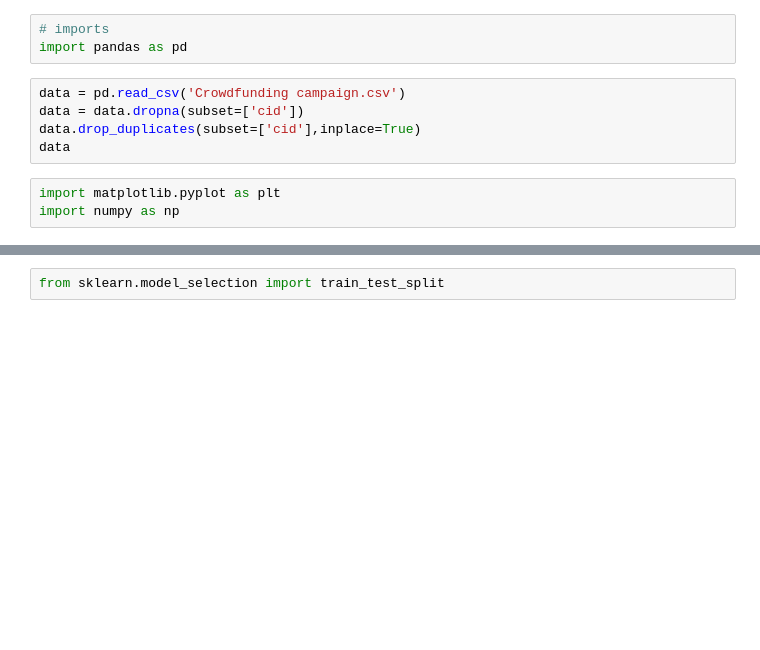
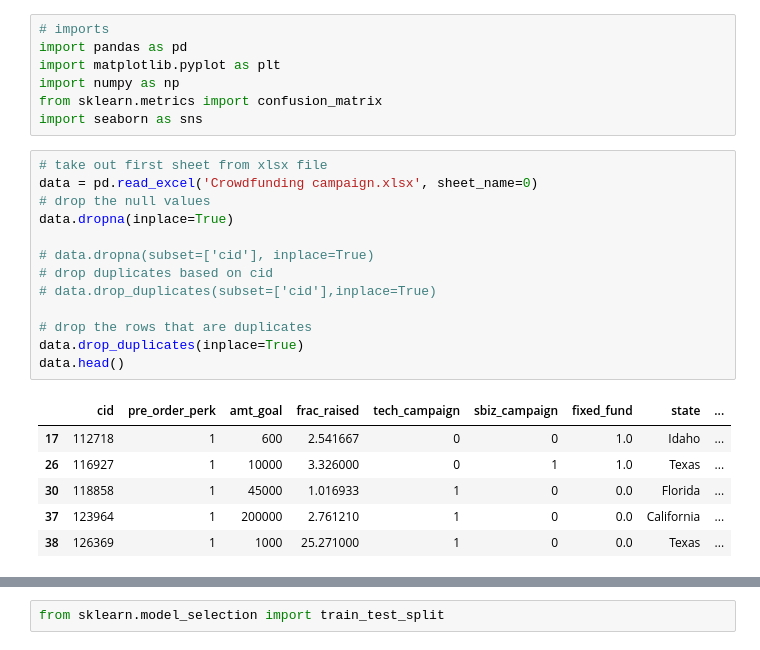
Before and after one commit to VedanshiShah7/Machine-Learning-In-Finance, a Jupyter notebook: Project 2/Project 2.ipynb, the cells around one changed output, grey strips where cells are left out. Drawn from its saved outputs; the diff is of its cells as text; blank space fills up the shorter version.

```diff
--- a/Project 2/Project 2.ipynb
+++ b/Project 2/Project 2.ipynb
@@ -1,14 +1,30 @@
-# %%
-# imports
-import pandas as pd
-# %%
-data = pd.read_csv('Crowdfunding campaign.csv')
-data = data.dropna(subset=['cid'])
-data.drop_duplicates(subset=['cid'],inplace=True)
-data
 # %%
+# imports
+import pandas as pd
 import matplotlib.pyplot as plt
 import numpy as np
+from sklearn.metrics import confusion_matrix
+import seaborn as sns
+# %%
+# take out first sheet from xlsx file
+data = pd.read_excel('Crowdfunding campaign.xlsx', sheet_name=0)
+# drop the null values
+data.dropna(inplace=True)
+
+# data.dropna(subset=['cid'], inplace=True)
+# drop duplicates based on cid
+# data.drop_duplicates(subset=['cid'],inplace=True)
+
+# drop the rows that are duplicates
+data.drop_duplicates(inplace=True)
+data.head()
+# %% [output]
+|  | cid | pre_order_perk | amt_goal | frac_raised | tech_campaign | sbiz_campaign | fixed_fund | state | ... |
+| 17 | 112718 | 1 | 600 | 2.541667 | 0 | 0 | 1.0 | Idaho | ... |
+| 26 | 116927 | 1 | 10000 | 3.326000 | 0 | 1 | 1.0 | Texas | ... |
+| 30 | 118858 | 1 | 45000 | 1.016933 | 1 | 0 | 0.0 | Florida | ... |
+| 37 | 123964 | 1 | 200000 | 2.761210 | 1 | 0 | 0.0 | California | ... |
+| 38 | 126369 | 1 | 1000 | 25.271000 | 1 | 0 | 0.0 | Texas | ... |
 # %%
 data.hist(figsize=(16,20),bins=50,xlabelsize=8,ylabelsize=8)
 plt.show()
```
Also changed, not shown: parts of 11 cells of this notebook, 2 other files.
